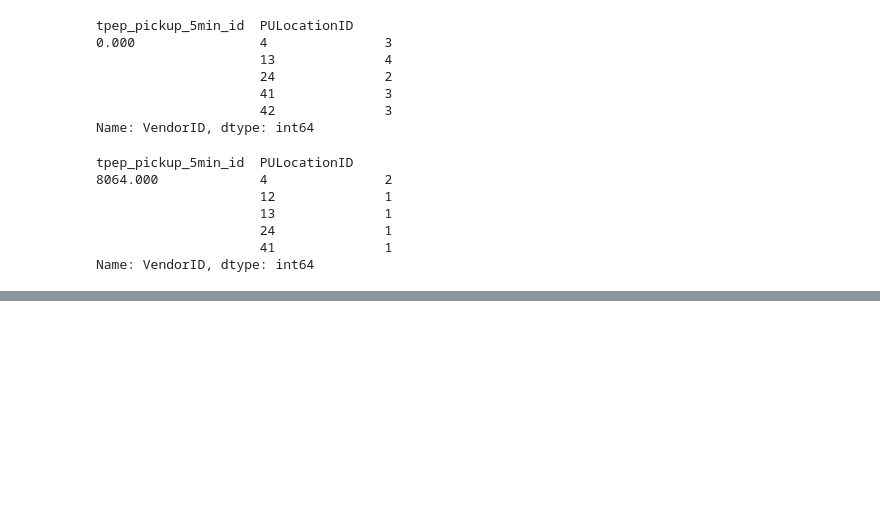
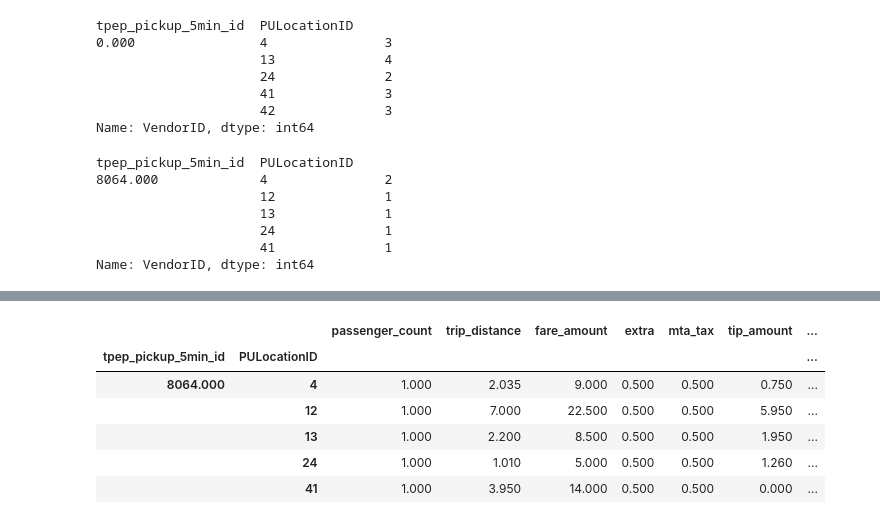
Before and after one commit to hlmiao/nyc_taxi_requests_prediction, a Jupyter notebook: nyc_taxi_requests_prediction.ipynb, the cells around one changed output, grey strips where cells are left out. Saved outputs shown, nothing was run; the diff lists cells and outputs as text; code cells hidden in the pictures; blank space fills up the shorter version.

```diff
--- a/nyc_taxi_requests_prediction.ipynb
+++ b/nyc_taxi_requests_prediction.ipynb
@@ -589,0 +613,10 @@ valid_X.describe()
+# %%
+valid_sample_5min_mean.head()
+# %% [output]
+|  |  | passenger_count | trip_distance | fare_amount | extra | mta_tax | tip_amount | ... |
+| tpep_pickup_5min_id | PULocationID |  |  |  |  |  |  | ... |
+| 8064.000 | 4 | 1.000 | 2.035 | 9.000 | 0.500 | 0.500 | 0.750 | ... |
+|  | 12 | 1.000 | 7.000 | 22.500 | 0.500 | 0.500 | 5.950 | ... |
+|  | 13 | 1.000 | 2.200 | 8.500 | 0.500 | 0.500 | 1.950 | ... |
+|  | 24 | 1.000 | 1.010 | 5.000 | 0.500 | 0.500 | 1.260 | ... |
+|  | 41 | 1.000 | 3.950 | 14.000 | 0.500 | 0.500 | 0.000 | ... |
```
Also changed, not shown: parts of 24 cells of this notebook.
